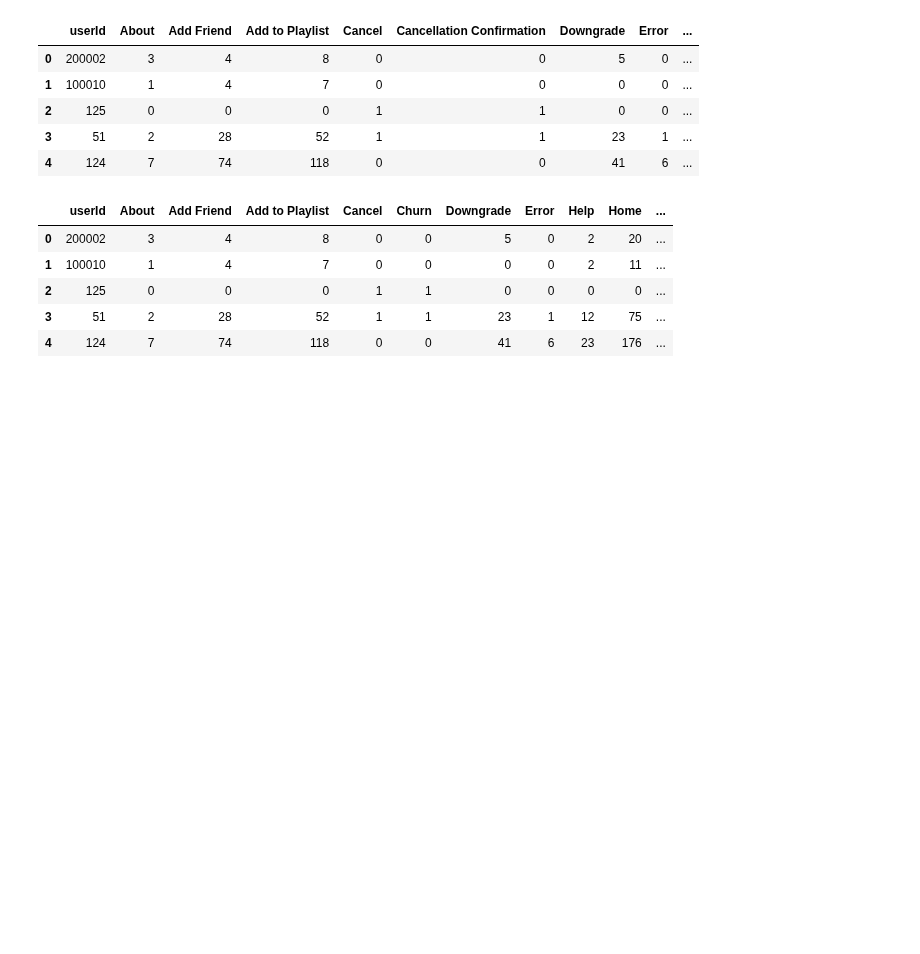
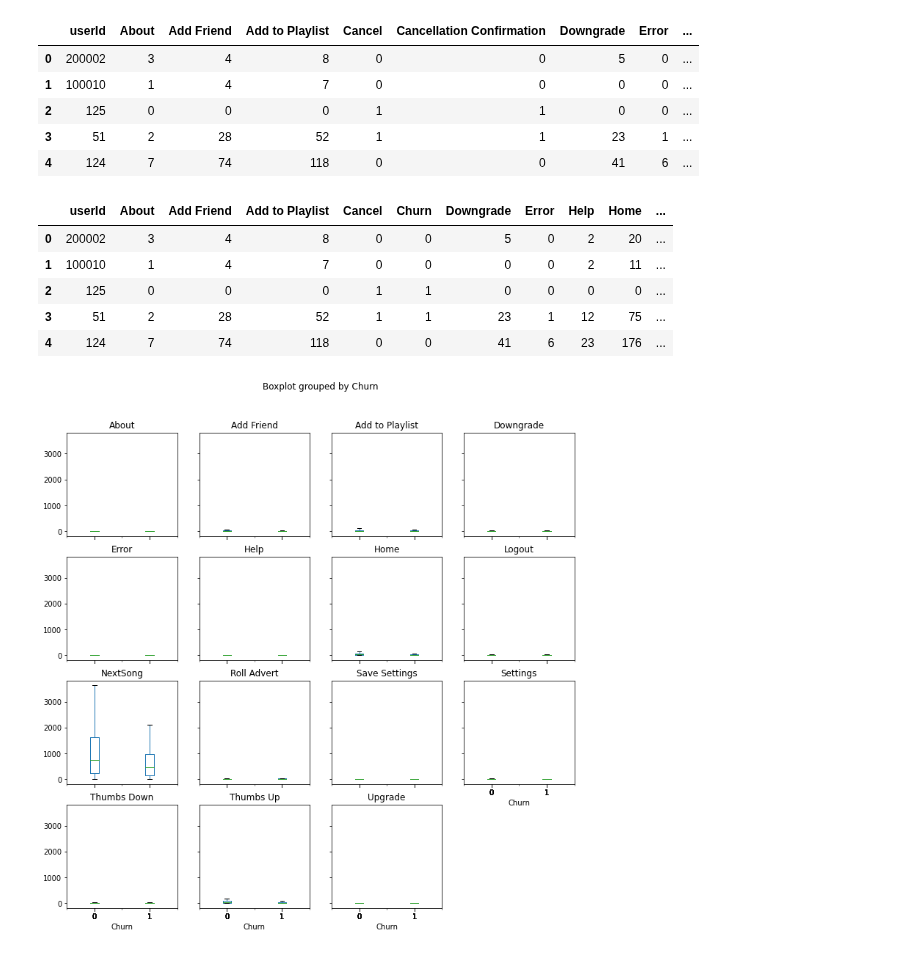
Before and after one commit to yatfungleung/Sparkify-User-Churn-Prediction, a Jupyter notebook: 1_data_cleaning.ipynb, the cells around one changed output. Drawn from its saved outputs; the diff is of its cells as text; code cells hidden in the pictures; blank space fills up the shorter version.

```diff
--- a/1_data_cleaning.ipynb
+++ b/1_data_cleaning.ipynb
@@ -666,0 +665,23 @@ df_page_pd.head()
+# %%
+# present in boxplots
+
+selected_columns = [
+    'About', 'Add Friend', 'Add to Playlist', 'Downgrade',
+    'Error', 'Help', 'Home', 'Logout',
+    'NextSong', 'Roll Advert', 'Save Settings', 'Settings',
+    'Thumbs Down', 'Thumbs Up', 'Upgrade'
+]
+
+fig = plt.figure(figsize=(12,12))
+
+for i, col in enumerate(selected_columns):
+
+    # position axis
+    ax = fig.add_subplot(4,5,i+1)
+
+    # boxplot without showing outliers
+    df_page_pd.boxplot(selected_columns, ax=ax, grid=False, by='Churn', showfliers=False)
+
+plt.show()
+# %% [output]
+[figure, added]
```
Also changed, not shown: parts of 2 cells of this notebook.
